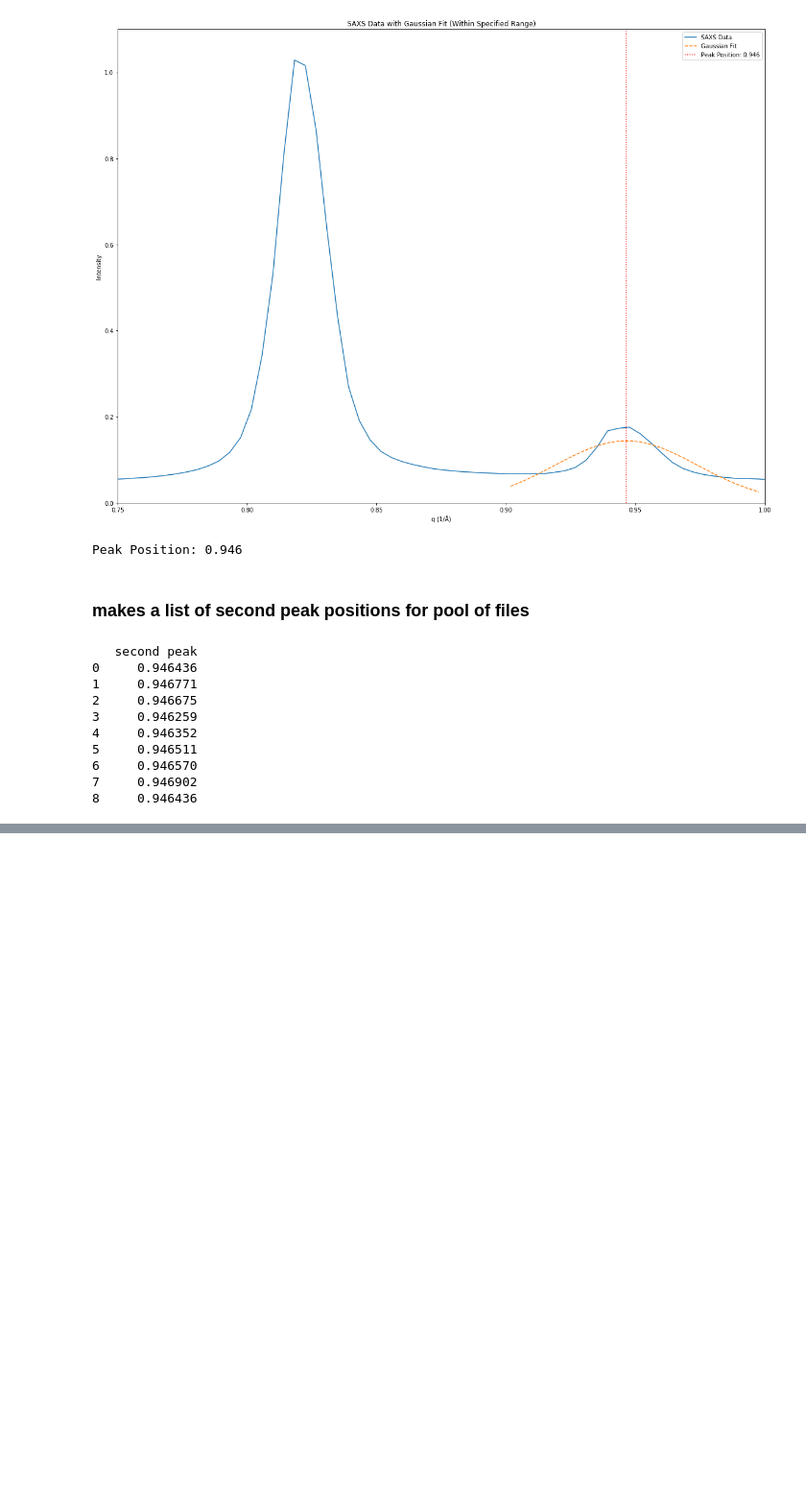
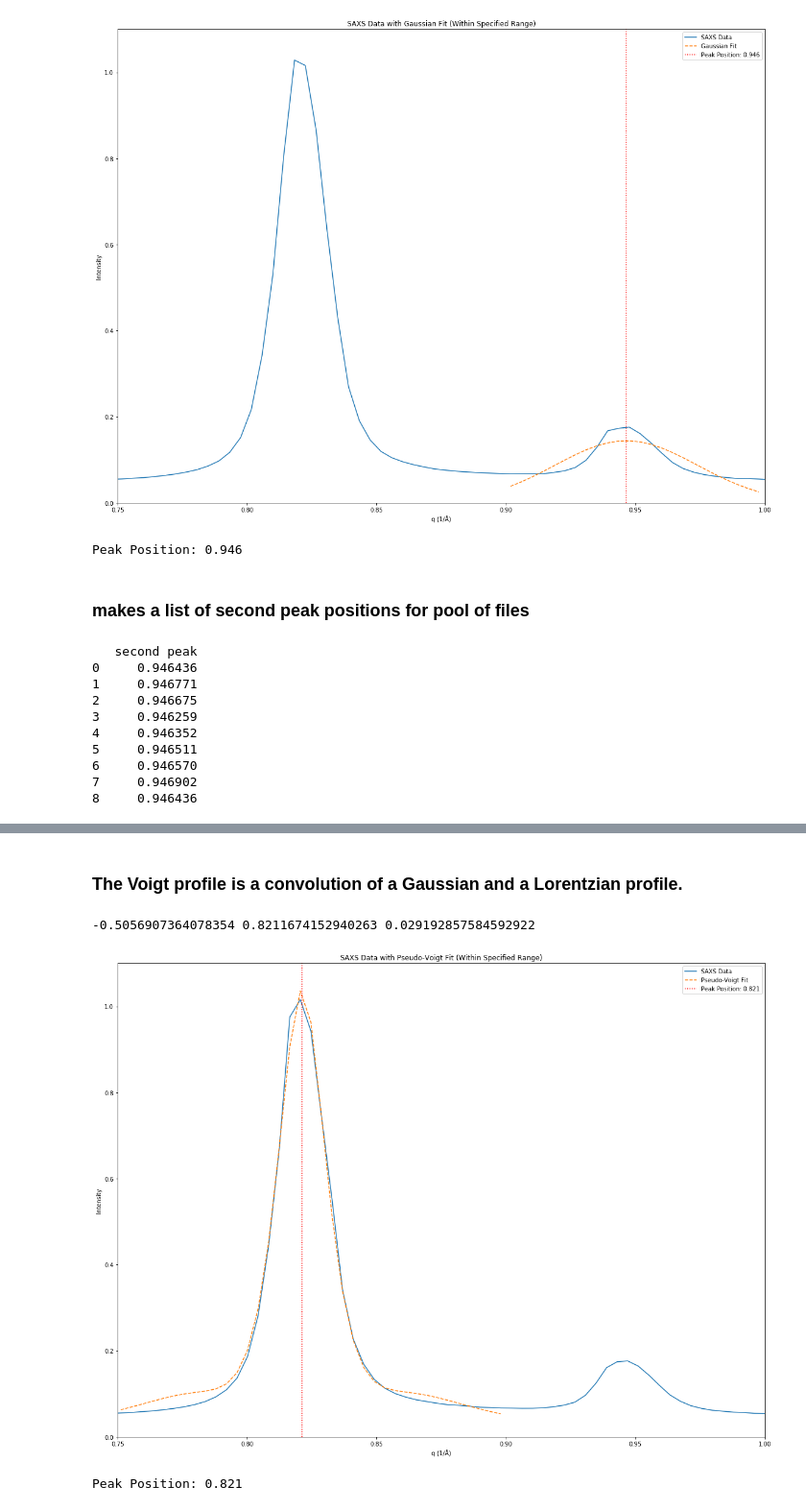
Before and after one commit to MariiaLiseanskaia/beamtime, a Jupyter notebook: Xrays.ipynb, the cells around one changed output, grey strips where cells are left out. Shown: that part at 96% size. Cells and saved outputs as stored; diff of their text form; code cells hidden in the pictures; blank space fills up the shorter version.

```diff
--- a/Xrays.ipynb
+++ b/Xrays.ipynb
@@ -348,0 +435,61 @@ plt.show()
+# %% [markdown]
+### The Voigt profile is a convolution of a Gaussian and a Lorentzian profile. ###
+# %%
+from scipy.special import voigt_profile
+
+# Pseudo-Voigt fitting model
+def pseudo_voigt(x, amplitude, center, sigma, fraction):
+    gaussian_component = (1 - fraction) * np.exp(-((x - center) / sigma)**2)
+    lorentzian_component = fraction / ((x - center)**2 + (0.5 * sigma)**2)
+    return amplitude * (gaussian_component + lorentzian_component)
+
+# Updated fitting function for Pseudo-Voigt
+def fit_pseudo_voigt(x, y, q_range):
+    # Filter the data within the specified q_range
+    mask = (x >= q_range[0]) & (x <= q_range[1])
+    x_fit, y_fit = x[mask], y[mask]
+
+    # Initial guess for the parameters
+    initial_params = [np.max(y_fit), x_fit[np.argmax(y_fit)], 0.1, 0.5]
+
+    # Perform the curve fitting
+    params, covariance = curve_fit(pseudo_voigt, x_fit, y_fit, p0=initial_params)
+
+    # Extract the fitted parameters
+    amplitude, center, sigma, fraction = params
+
+    # Fitted curve
+    fit_curve = pseudo_voigt(x_fit, amplitude, center, sigma, fraction)
+    print(amplitude, center, sigma)
+
+    return center, fit_curve, x_fit
+
+# Example usage with Pseudo-Voigt fit
+file_path = 'D:\\ESRF\\sorted\\run04_3B_egy-13224.dat'  # Replace with your file path
+q, intensity = read_saxs_dat(file_path)
+
+# Set the range for fitting
+q_range_for_fit = (0.75, 0.9)
+
+# Perform Pseudo-Voigt fit within the specified q_range
+peak_position, fit_curve, x_fit = fit_pseudo_voigt(q, intensity, q_range_for_fit)
+
+plt.figure(figsize=(20, 15))  # Adjust the figure size as needed
+
+# Plot the original data and the fitted curve within the specified range
+plt.plot(q, intensity, label='SAXS Data')
+plt.plot(x_fit, fit_curve, label='Pseudo-Voigt Fit', linestyle='--')
+plt.axvline(peak_position, color='red', linestyle=':', label=f'Peak Position: {peak_position:.3f}')
+plt.xlabel('q (1/Å)')
+plt.ylabel('Intensity')
+plt.title('SAXS Data with Pseudo-Voigt Fit (Within Specified Range)')
+plt.xlim(0.75, 1)  # Set X-axis limits to the range from 0.75 to 9
+plt.ylim(0, 1.1)  # Set Y-axis limits based on your data range
+plt.legend()
+plt.show()
+
+print(f"Peak Position: {peak_position:.3f}")
+# %% [output]
+-0.5056907364078354 0.8211674152940263 0.029192857584592922
+[figure, added]
+Peak Position: 0.821
```
Also changed, not shown: parts of 15 cells of this notebook.
